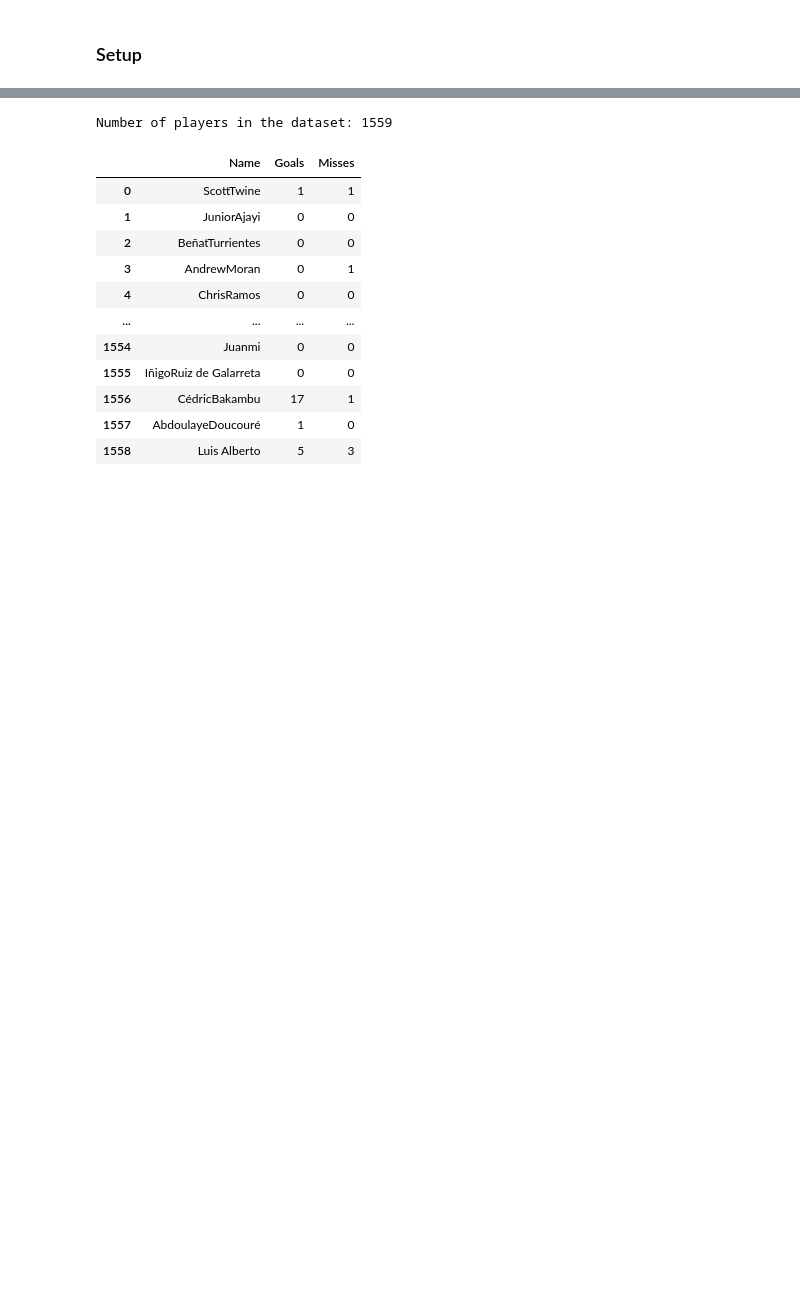
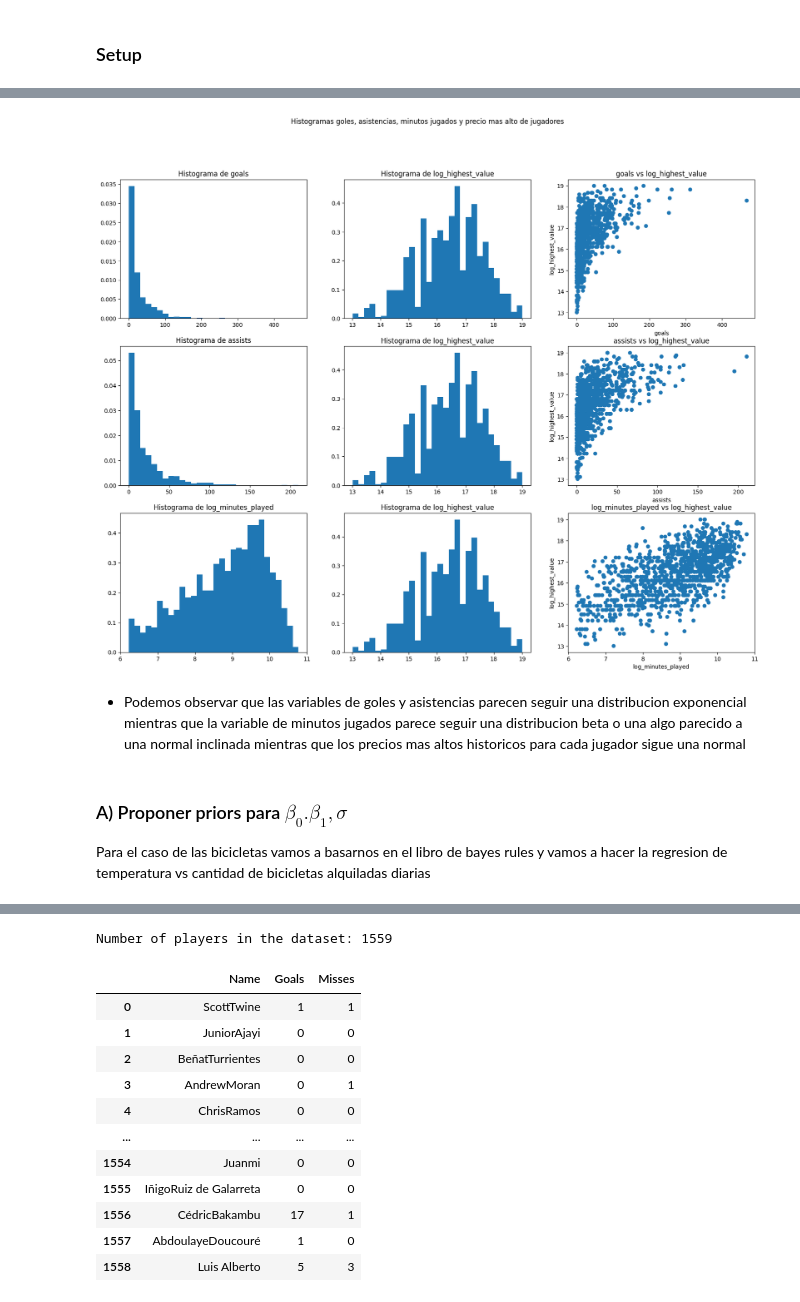
Before and after one commit to MatiMoran/EstimacionBayesiana, a Jupyter notebook: entregables/2/entrega_2.ipynb, the cells around one changed output, grey strips where cells are left out. Cells and saved outputs as stored; diff of their text form; code cells hidden in the pictures; blank space fills up the shorter version.

```diff
--- a/entregables/2/entrega_2.ipynb
+++ b/entregables/2/entrega_2.ipynb
@@ -83,0 +153,4 @@ np.random.seed(42)
+# %%
+#https://www.kaggle.com/datasets/davidcariboo/player-scores
+df_players = pd.read_csv('../../sandbox/football/player_stats/player_stats.csv')
+df_players
@@ -83,0 +171,8 @@ np.random.seed(42)
+# %%
+df_players = df_players[df_players["minutes_played"] > 500]
+df_players = df_players[df_players["goals"].notna()]
+df_players = df_players[df_players["assists"].notna()]
+df_players = df_players[df_players["log_minutes_played"].notna()]
+df_players = df_players[df_players["log_highest_value"].notna()]
+df_players = df_players[['goals', 'assists', 'log_minutes_played', 'log_highest_value']]
+df_players
@@ -83,0 +193,30 @@ np.random.seed(42)
+# %%
+bins_n=30
+
+fig, ax = plt.subplots(3, 3, figsize=(20, 15))
+fig.suptitle('Histogramas goles, asistencias, minutos jugados y precio mas alto de jugadores')
+
+for i, col in enumerate(['goals', 'assists', 'log_minutes_played']):
+    ax[i,0].plot()
+    ax[i,0].set_title(f'Histograma de {col}')
+    ax[i,0].hist(df_players[col], bins=bins_n, density=True)
+
+    ax[i,1].plot()
+    ax[i,1].set_title('Histograma de log_highest_value')
+    ax[i,1].hist(df_players.log_highest_value, bins=bins_n, density=True)
+
+    ax[i,2].plot()
+    ax[i,2].set_title(f'{col} vs log_highest_value')
+    ax[i,2].scatter(df_players[col], df_players.log_highest_value)
+    ax[i,2].set_xlabel(col)
+    ax[i,2].set_ylabel('log_highest_value')
+
+plt.show()
+# %% [output]
+[figure, added]
+# %% [markdown]
+- Podemos observar que las variables de goles y asistencias parecen seguir una distribucion exponencial mientras que la variable de minutos jugados parece seguir una distribucion beta o una algo parecido a una normal inclinada mientras que los precios mas altos historicos para cada jugador sigue una normal
+# %% [markdown]
+### A) Proponer priors para $\beta_{0}. \beta_{1} ,\sigma$
+
+Para el caso de las bicicletas vamos a basarnos en el libro de bayes rules y vamos a hacer la regresion de temperatura vs cantidad de bicicletas alquiladas diarias
```
Also changed, not shown: parts of 10 cells of this notebook, 6 other files.
